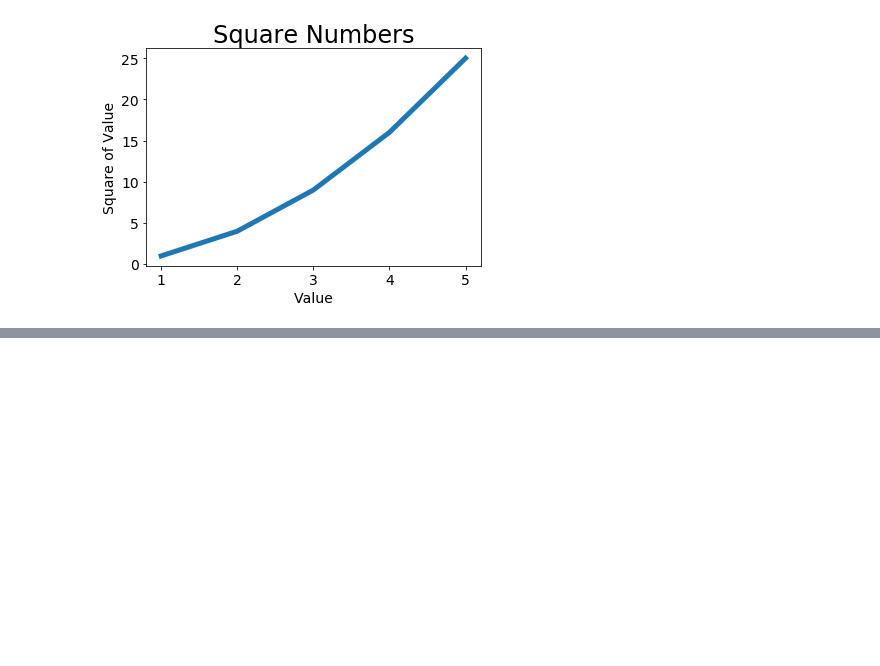
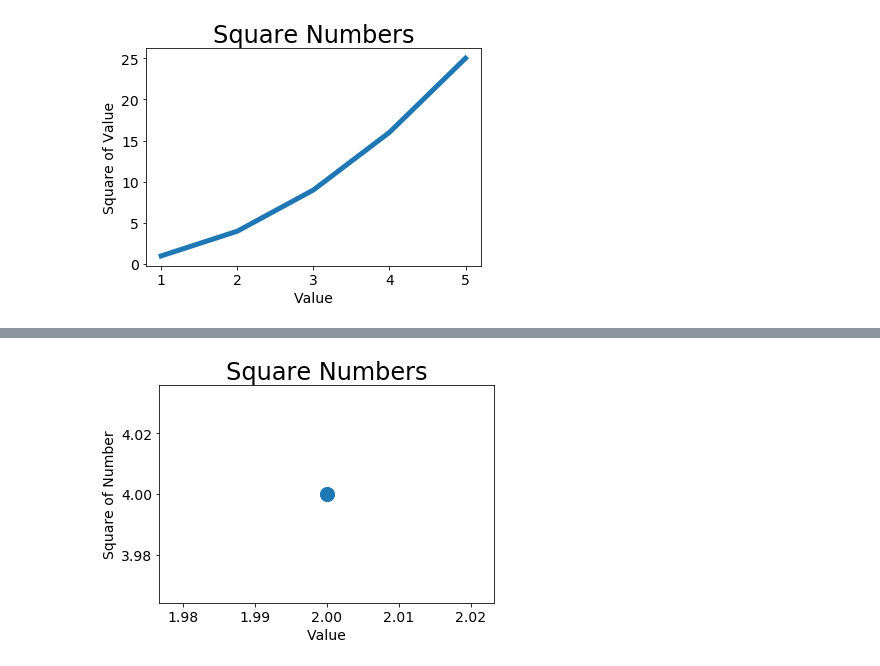
Before and after one commit to ChenYO/data_visualization, a Jupyter notebook: data_visualization.ipynb, the cells around one changed output, grey strips where cells are left out. Saved outputs shown, nothing was run; the diff lists cells and outputs as text; code cells hidden in the pictures; blank space fills up the shorter version.

```diff
--- a/data_visualization.ipynb
+++ b/data_visualization.ipynb
@@ -21,0 +29,9 @@ plt.show()
+# %%
+plt.scatter(2, 4, s=200)
+plt.title("Square Numbers", fontsize=24)
+plt.xlabel("Value", fontsize=14)
+plt.ylabel("Square of Number", fontsize=14)
+plt.tick_params(axis="both", which="major", labelsize=14)
+plt.show()
+# %% [output]
+[figure, added]
```
Also changed, not shown: parts of 9 cells of this notebook.
